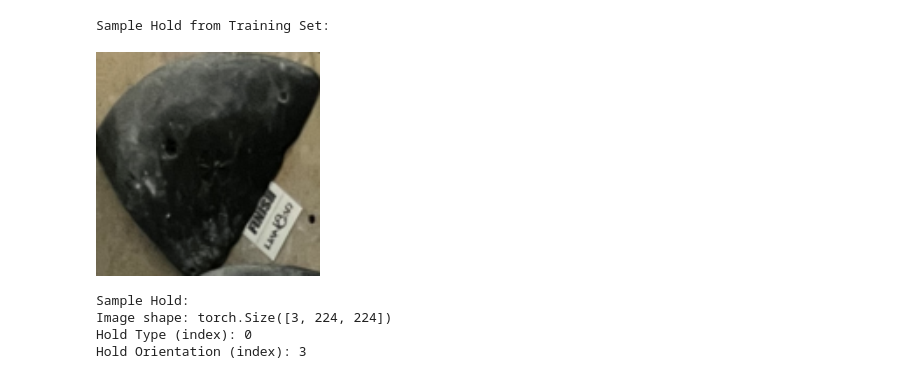
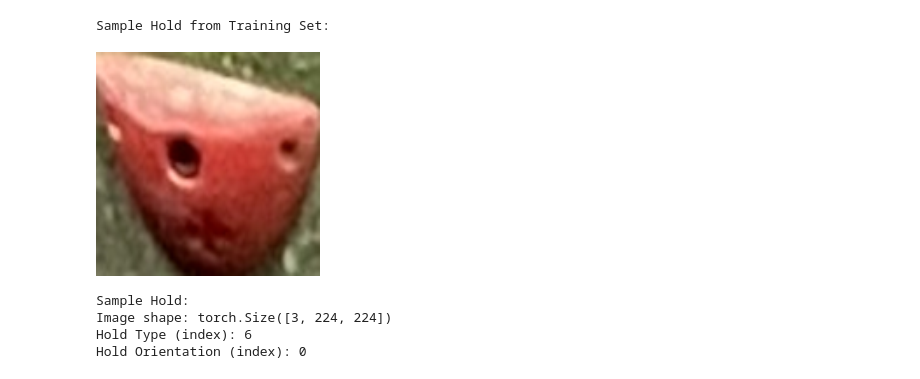
Before and after one commit to katie34634/ml_project_msai, a Jupyter notebook: create_dataset.ipynb, the cells around one changed output. Drawn from its saved outputs; the diff is of its cells as text; code cells hidden in the pictures.

```diff
--- a/create_dataset.ipynb
+++ b/create_dataset.ipynb
@@ -107,30 +106,30 @@ dataset = ClimbingHoldDataset(annotations_dir="data/annotations",
 # %%
 # Function to print one sample hold and its attributes
 def print_sample_hold(dataset):
     # Get the first sample hold
-    sample = dataset[0]
+    sample = dataset[100]
 
     # Denormalize the image
     mean = torch.tensor([0.485, 0.456, 0.406]).reshape(3,1,1)
     std = torch.tensor([0.229, 0.224, 0.225]).reshape(3,1,1)
     img = sample["image"] * std + mean
     img = img.clamp(0, 1)
 
     pil_img = transforms.ToPILImage()(img)
 
     display(pil_img)  # works in notebooks
     print("\nSample Hold:")
     print(f"Image shape: {sample['image'].shape}")
     print(f"Hold Type (index): {sample['type']}")
     print(f"Hold Orientation (index): {sample['orientation']}")
 
 # Print one sample hold from both training and validation sets
 print("\nSample Hold from Training Set:")
 print_sample_hold(dataset)
 # %% [output]
 Sample Hold from Training Set:
-[figure, old version]
+[figure, new version]
 Sample Hold:
 Image shape: torch.Size([3, 224, 224])
-Hold Type (index): 0
-Hold Orientation (index): 3
+Hold Type (index): 6
+Hold Orientation (index): 0
```
Also changed, not shown: parts of 1 cell of this notebook, 1 other file.
